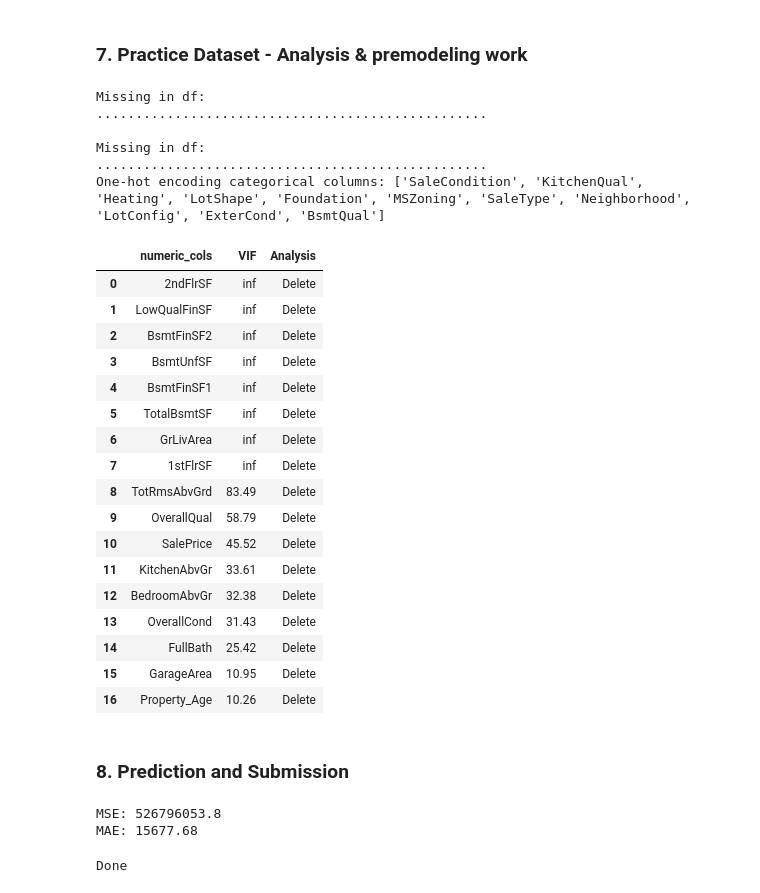
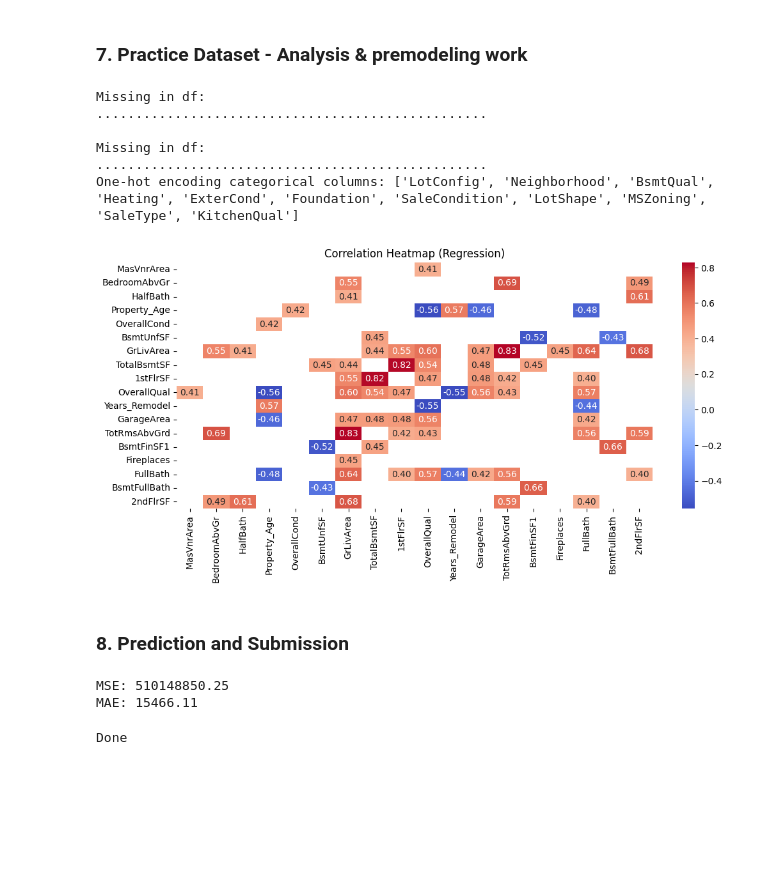
Before and after one commit to FPtecno/kaggle-competitions-FP, a Jupyter notebook: Housing_prices_FP/Final_Project_Housing_prices_FP.ipynb, the cells around one changed output. Drawn from its saved outputs; the diff is of its cells as text; code cells hidden in the pictures; blank space fills up the shorter version.

```diff
--- a/Housing_prices_FP/Final_Project_Housing_prices_FP.ipynb
+++ b/Housing_prices_FP/Final_Project_Housing_prices_FP.ipynb
@@ -279,10 +245,7 @@ def add_features_columns (df):
     return df
 # %%
 def add_factorize_or_encode(X_train, X_valid, X_test, task="classification"):
-    """
-    Automatically handle categorical features for classification or regression tasks.
-    Applies encoding consistently across train, validation, and test sets.
-    """
+
     categorical_cols = X_train.select_dtypes(include=['object', 'category']).columns
 
     if task == "classification":
@@ -300,7 +263,6 @@ def add_factorize_or_encode(X_train, X_valid, X_test, task="classification"):
 
             encoder = OneHotEncoder(drop='first', sparse_output=False, handle_unknown="ignore")
 
-            # Fit encoder and transform datasets
             X_train_encoded = pd.DataFrame(
                 encoder.fit_transform(X_train[categorical_cols]),
                 columns=encoder.get_feature_names_out(categorical_cols),
@@ -508,10 +440,8 @@ y = X_train_clean.SalePrice
 X_train, X_val, y_train, y_val = train_test_split(X, y, test_size=0.2, random_state=1)
 X_train, X_val, X_test_clean = add_factorize_or_encode(X_train, X_val, X_test_clean, task="regression")
 
-# Only discretise numerical columns, not binaries
 X_tr_dn, X_va_dn, X_te_dn = discretise_numeric (X_train, X_val, X_test_clean, numeric_cols=['Property_Age', 'Years_Remodel'])
 
-# # Only standarize numerical columns, not discrets, not binaries
 X_tr_st, X_va_st, X_te_st = standardize_values(X_tr_dn, X_va_dn, X_te_dn, numeric_cols= [col for col in train_numerical if col not in ['SalePrice', 'Id']])
 train_final, valid_final, test_final = equal_dataframes(X_tr_st, X_va_st, X_te_st)
 
@@ -524,32 +454,11 @@ Missing in df:
 
 Missing in df:
 ..................................................
-One-hot encoding categorical columns: ['SaleCondition', 'KitchenQual', 'Heating', 'LotShape', 'Foundation', 'MSZoning', 'SaleType', 'Neighborhood', 'LotConfig', 'ExterCond', 'BsmtQual']
+One-hot encoding categorical columns: ['LotConfig', 'Neighborhood', 'BsmtQual', 'Heating', 'ExterCond', 'Foundation', 'SaleCondition', 'LotShape', 'MSZoning', 'SaleType', 'KitchenQual']
-# %%
-# Analyze VIF to test Multicollinearity among predictors
-vif_results = calculate_vif(X_train_clean[numerical_non_binary_columns(X_train_clean)])
-vif_results[vif_results['Analysis'] == 'Delete'] #--> Remove columns that have inf VIF, this means that there is perfect multicollinearity
-# %% [output]
-|  | numeric_cols | VIF | Analysis |
-| 0 | 2ndFlrSF | inf | Delete |
-| 1 | LowQualFinSF | inf | Delete |
-| 2 | BsmtFinSF2 | inf | Delete |
-| 3 | BsmtUnfSF | inf | Delete |
-| 4 | BsmtFinSF1 | inf | Delete |
-| 5 | TotalBsmtSF | inf | Delete |
-| 6 | GrLivArea | inf | Delete |
-| 7 | 1stFlrSF | inf | Delete |
-| 8 | TotRmsAbvGrd | 83.49 | Delete |
-| 9 | OverallQual | 58.79 | Delete |
-| 10 | SalePrice | 45.52 | Delete |
-| 11 | KitchenAbvGr | 33.61 | Delete |
-| 12 | BedroomAbvGr | 32.38 | Delete |
-| 13 | OverallCond | 31.43 | Delete |
-| 14 | FullBath | 25.42 | Delete |
-| 15 | GarageArea | 10.95 | Delete |
-| 16 | Property_Age | 10.26 | Delete |
 # %%
-corr_matrix = correlation_analysis_type (train_final, y_train, "regression", graphic='no', threshold=0.4, numeric_cols=numerical_non_binary_columns(train_final))
+corr_matrix = correlation_analysis (train_final, y_train, graphic='yes', threshold=0.4, numeric_cols=numerical_non_binary_columns(train_final))
+# %% [output]
+[figure, added]
 # %% [markdown]
 ### 8. Prediction and Submission
 # %%
@@ -568,8 +477,8 @@ MAE = round(mean_absolute_error(y_val, predictions),2)
 
 print(f'MSE: {MSE} \nMAE: {MAE}')
 # %% [output]
-MSE: 526796053.8
-MAE: 15677.68
+MSE: 510148850.25
+MAE: 15466.11
 # %%
 # Predict on the test data
 predictions = best_model.predict(test_final).astype('float').round(2)
```
Also changed, not shown: parts of 14 cells of this notebook.
